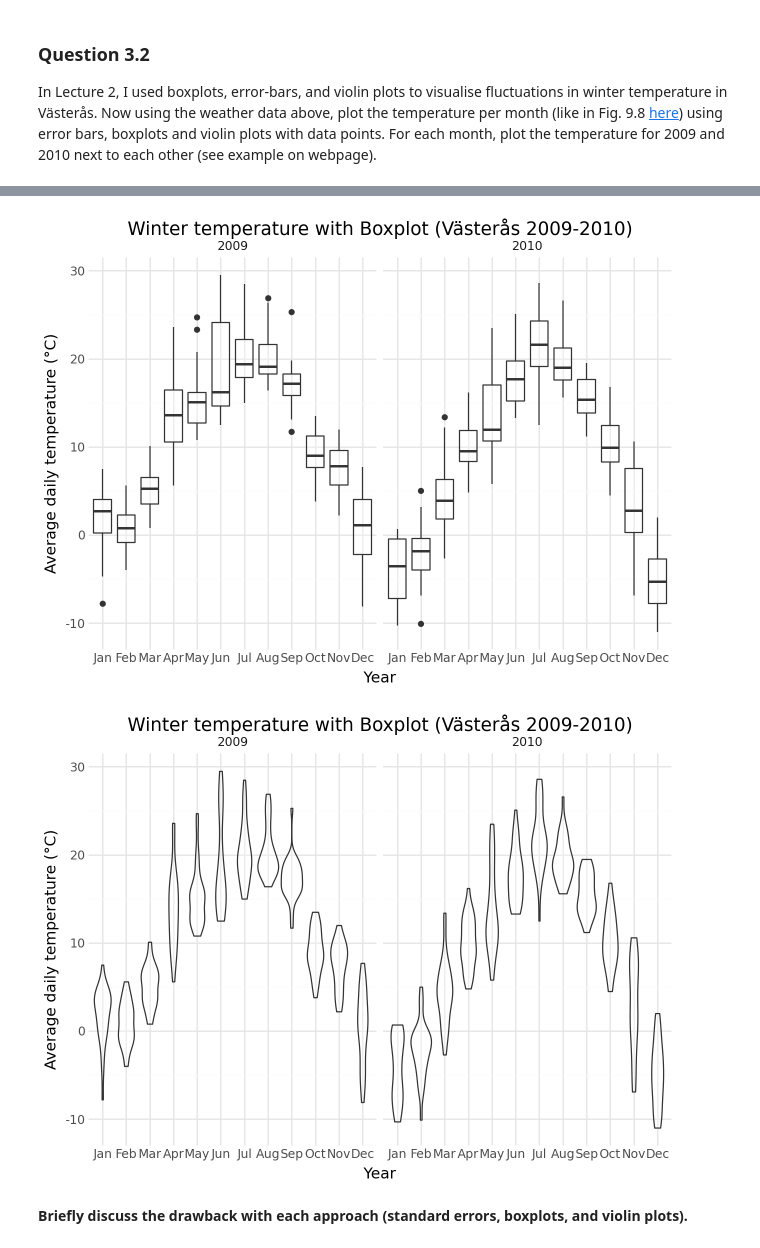
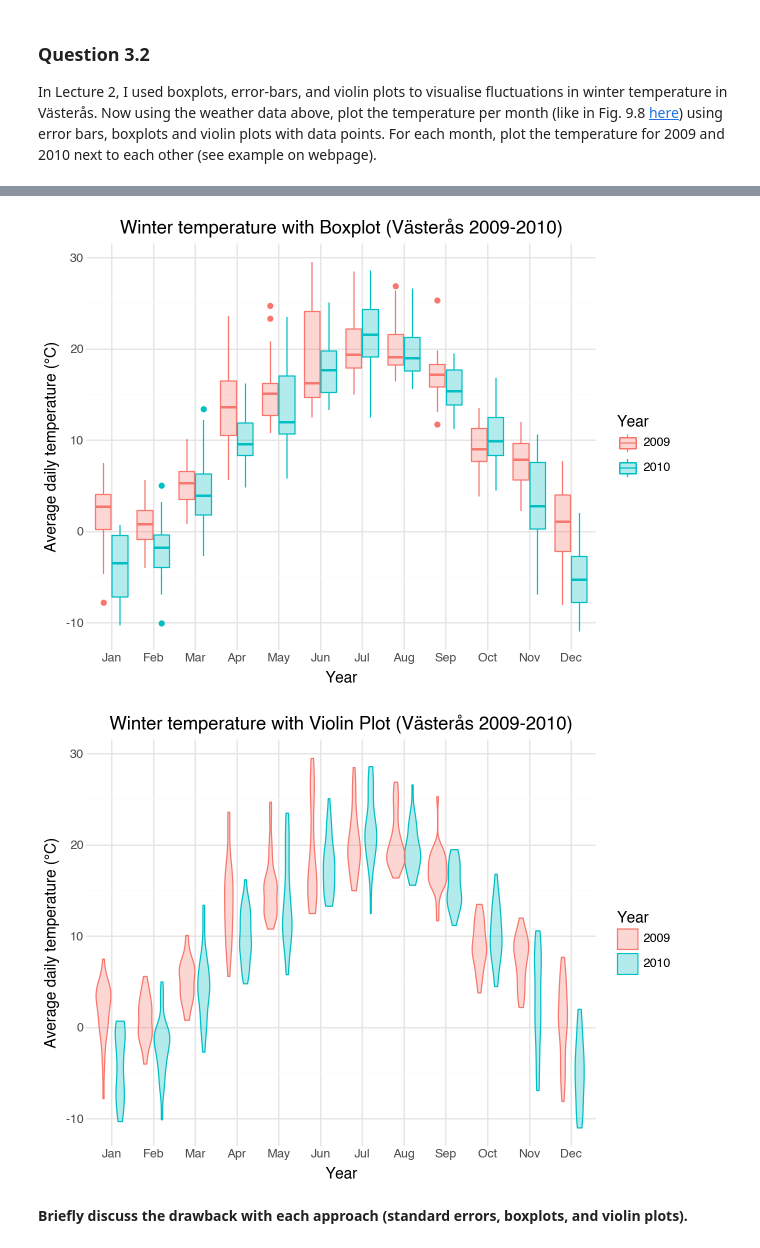
Before and after one commit to Salabud/MVE080-grp10, a Jupyter notebook: Homework1_2025.ipynb, the cells around one changed output, grey strips where cells are left out. Drawn from its saved outputs; the diff is of its cells as text; code cells hidden in the pictures.

```diff
--- a/Homework1_2025.ipynb
+++ b/Homework1_2025.ipynb
@@ -241,27 +240,25 @@ ggplot(summary, aes(x="month", y="mean_temp"))
 # %%
 # Insert code here using boxplots
 (
-ggplot(tidy_weather, aes(x="month", y="Temperature"))
+ggplot(tidy_weather, aes(x="month", y="Temperature", color="Year", fill="Year"))
 + geom_boxplot(position=position_dodge(width=0.8), alpha=0.3)
-+ facet_wrap("~Year")
 + labs(y = "Average daily temperature (°C)", x = "Year", title="Winter temperature with Boxplot (Västerås 2009-2010)")
 + theme_minimal()
 )
 # Remember to print the visual
 # %% [output]
-[figure, old version]
+[figure, new version]
 # %%
 # Insert code here using violin plot with dots
 (
-ggplot(tidy_weather, aes(x="factor(month)", y="Temperature"))
+ggplot(tidy_weather, aes(x="month", y="Temperature", color="Year", fill="Year"))
 + geom_violin(position=position_dodge(width=0.8), alpha=0.3)
-+ facet_wrap("~Year")
-+ labs(y = "Average daily temperature (°C)", x = "Year", title="Winter temperature with Boxplot (Västerås 2009-2010)")
++ labs(y = "Average daily temperature (°C)", x = "Year", title="Winter temperature with Violin Plot (Västerås 2009-2010)")
 + theme_minimal()
 )
 # Remember to print the visual
 # %% [output]
-[figure, old version]
+[figure, new version]
 # %% [markdown]
 **Briefly discuss the drawback with each approach (standard errors, boxplots, and violin plots).**
 # %% [markdown]
```
Also changed, not shown: parts of 2 cells of this notebook.
